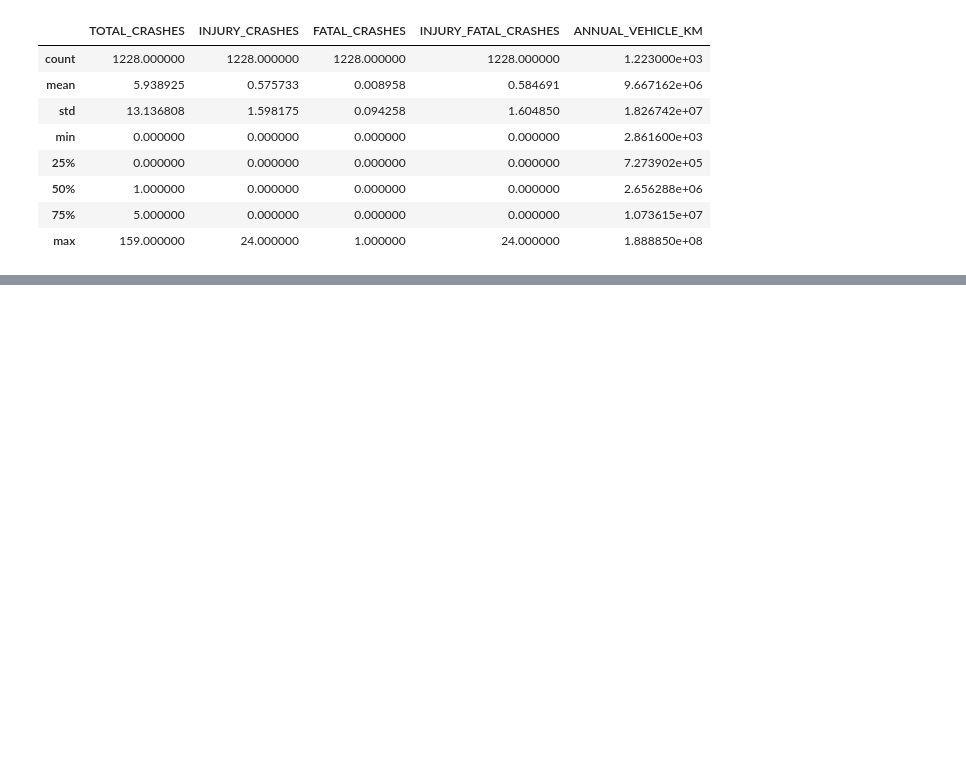
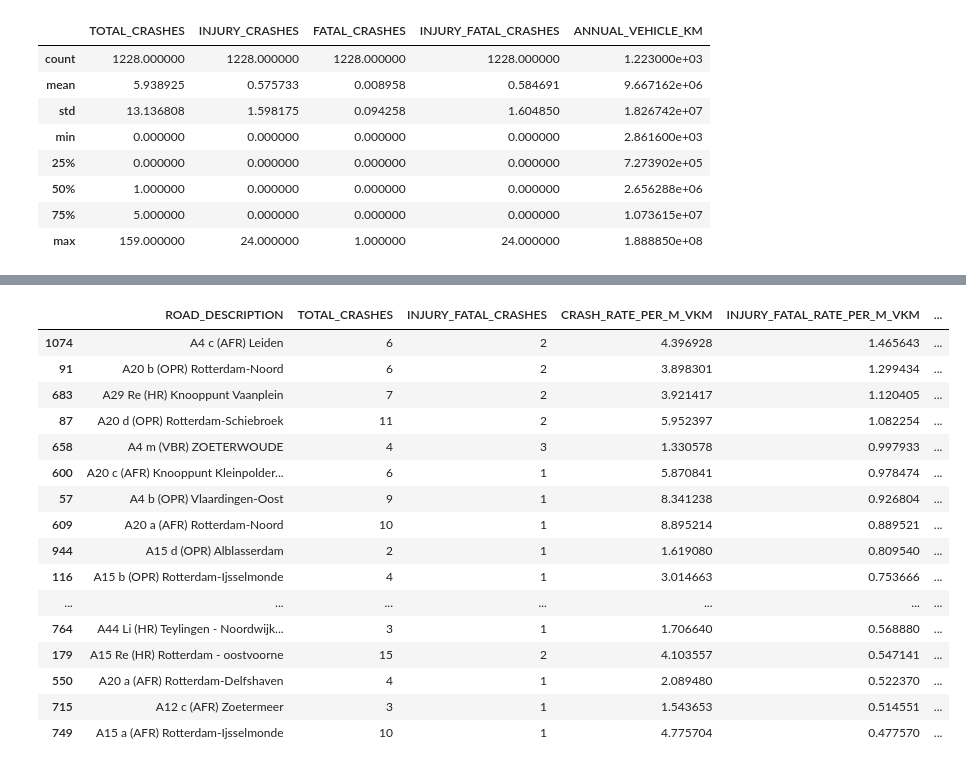
Before and after one commit to Rosanna1234/TIL-programming-group-project, a Jupyter notebook: analysis_subq3.ipynb, the cells around one changed output, grey strips where cells are left out. Cells and saved outputs as stored; diff of their text form; code cells hidden in the pictures; blank space fills up the shorter version.

```diff
--- a/analysis_subq3.ipynb
+++ b/analysis_subq3.ipynb
@@ -36,3 +36,15 @@ df[cols].describe()
 | 50% | 1.000000 | 0.000000 | 0.000000 | 0.000000 | 2.656288e+06 |
 | 75% | 5.000000 | 0.000000 | 0.000000 | 0.000000 | 1.073615e+07 |
 | max | 159.000000 | 24.000000 | 1.000000 | 24.000000 | 1.888850e+08 |
+# %%
+df["CRASH_RATE_PER_M_VKM"] = (
+    df["TOTAL_CRASHES"]
+    / df["ANNUAL_VEHICLE_KM"]
+    * 1_000_000
+)
+
+df["INJURY_FATAL_RATE_PER_M_VKM"] = (
+    df["INJURY_FATAL_CRASHES"]
+    / df["ANNUAL_VEHICLE_KM"]
+    * 1_000_000
+)
@@ -38,0 +224,79 @@ df[cols].describe()
+# %%
+eligible["OVERALL_RISK_RANK"] = (
+    eligible["CRASH_RATE_PER_M_VKM"]
+    .rank(
+        ascending=False,
+        method="min"
+    )
+)
+eligible["OVERALL_RISK_RANK"] = (
+    eligible["CRASH_RATE_PER_M_VKM"]
+    .rank(
+        ascending=False,
+        method="min"
+    )
+)
+
+eligible["SERIOUS_RISK_RANK"] = (
+    eligible["INJURY_FATAL_RATE_PER_M_VKM"]
+    .rank(
+        ascending=False,
+        method="min"
+    )
+)
+
+eligible["RANK_DIFFERENCE"] = (
+    eligible["OVERALL_RISK_RANK"]
+    - eligible["SERIOUS_RISK_RANK"]
+)
+
+ranking_comparison = eligible[
+    [
+        "ROAD_DESCRIPTION",
+        "TOTAL_CRASHES",
+        "INJURY_FATAL_CRASHES",
+        "CRASH_RATE_PER_M_VKM",
+        "INJURY_FATAL_RATE_PER_M_VKM",
+        "OVERALL_RISK_RANK",
+        "SERIOUS_RISK_RANK",
+        "RANK_DIFFERENCE"
+    ]
+]
+
+ranking_comparison.sort_values(
+    "SERIOUS_RISK_RANK"
+).head(20)
+ranking_comparison = eligible[
+    [
+        "ROAD_DESCRIPTION",
+        "TOTAL_CRASHES",
+        "INJURY_FATAL_CRASHES",
+        "CRASH_RATE_PER_M_VKM",
+        "INJURY_FATAL_RATE_PER_M_VKM",
+        "OVERALL_RISK_RANK",
+        "SERIOUS_RISK_RANK",
+        "RANK_DIFFERENCE"
+    ]
+]
+
+ranking_comparison.sort_values(
+    "SERIOUS_RISK_RANK"
+).head(20)
+# %% [output]
+|  | ROAD_DESCRIPTION | TOTAL_CRASHES | INJURY_FATAL_CRASHES | CRASH_RATE_PER_M_VKM | INJURY_FATAL_RATE_PER_M_VKM | ... |
+| 1074 | A4 c (AFR) Leiden | 6 | 2 | 4.396928 | 1.465643 | ... |
+| 91 | A20 b (OPR) Rotterdam-Noord | 6 | 2 | 3.898301 | 1.299434 | ... |
+| 683 | A29 Re (HR) Knooppunt Vaanplein | 7 | 2 | 3.921417 | 1.120405 | ... |
+| 87 | A20 d (OPR) Rotterdam-Schiebroek | 11 | 2 | 5.952397 | 1.082254 | ... |
+| 658 | A4 m (VBR) ZOETERWOUDE | 4 | 3 | 1.330578 | 0.997933 | ... |
+| 600 | A20 c (AFR) Knooppunt Kleinpolder... | 6 | 1 | 5.870841 | 0.978474 | ... |
+| 57 | A4 b (OPR) Vlaardingen-Oost | 9 | 1 | 8.341238 | 0.926804 | ... |
+| 609 | A20 a (AFR) Rotterdam-Noord | 10 | 1 | 8.895214 | 0.889521 | ... |
+| 944 | A15 d (OPR) Alblasserdam | 2 | 1 | 1.619080 | 0.809540 | ... |
+| 116 | A15 b (OPR) Rotterdam-Ijsselmonde | 4 | 1 | 3.014663 | 0.753666 | ... |
+| ... | ... | ... | ... | ... | ... | ... |
+| 764 | A44 Li (HR) Teylingen - Noordwijk... | 3 | 1 | 1.706640 | 0.568880 | ... |
+| 179 | A15 Re (HR) Rotterdam - oostvoorne | 15 | 2 | 4.103557 | 0.547141 | ... |
+| 550 | A20 a (AFR) Rotterdam-Delfshaven | 4 | 1 | 2.089480 | 0.522370 | ... |
+| 715 | A12 c (AFR) Zoetermeer | 3 | 1 | 1.543653 | 0.514551 | ... |
+| 749 | A15 a (AFR) Rotterdam-Ijsselmonde | 10 | 1 | 4.775704 | 0.477570 | ... |
```
Also changed, not shown: parts of 7 cells of this notebook.
